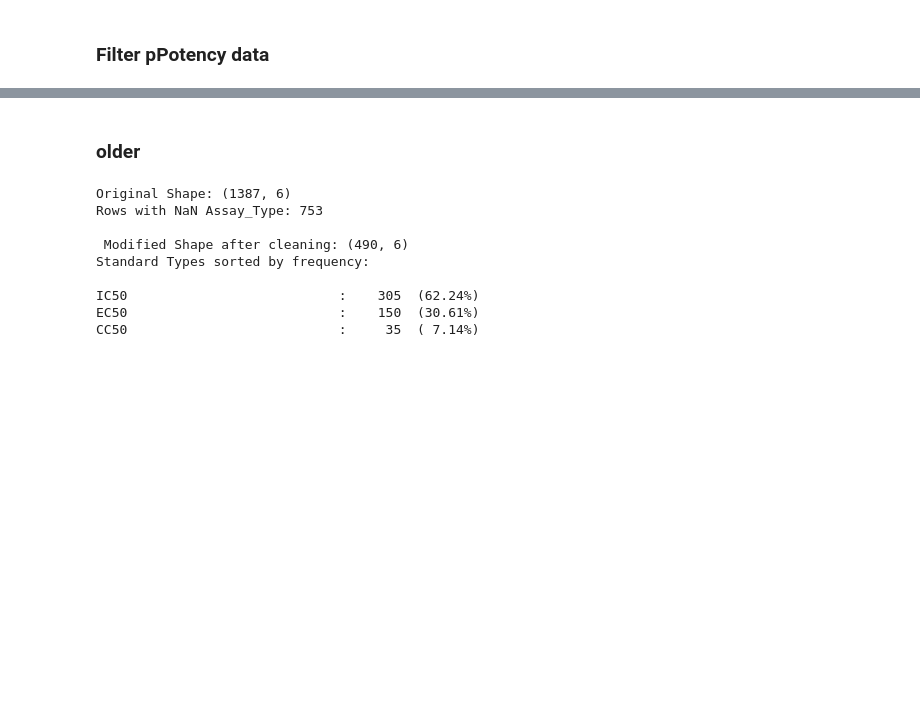
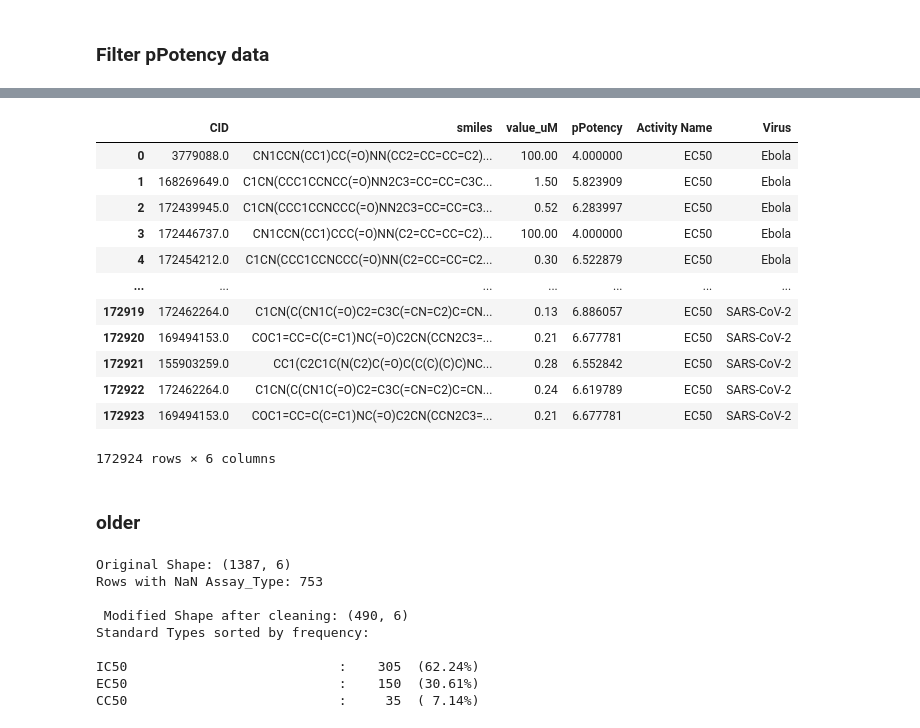
Before and after one commit to soumyadeepghosh35/DTRA_DrugDesign, a Jupyter notebook: DTRA_project_notebooks/Step1_chEMBL_virusData.ipynb, the cells around one changed output, grey strips where cells are left out. Saved outputs shown, nothing was run; the diff lists cells and outputs as text; code cells hidden in the pictures; blank space fills up the shorter version.

```diff
--- a/DTRA_project_notebooks/Step1_chEMBL_virusData.ipynb
+++ b/DTRA_project_notebooks/Step1_chEMBL_virusData.ipynb
@@ -1399,0 +1437,22 @@ Shape after cleaning 'pPotency' value: (173314, 8)
+# %%
+allVirus_pubchem_wSMILES = (
+    allVirus_pubchem_wSMILES
+    .loc[:, ["CID", "Activity Value [uM]", "Activity Name", "Virus", "pPotency", "smiles"]]
+    .rename(columns={"Activity Value [uM]": "value_uM"})
+    .loc[:, ["CID", "smiles", "value_uM", "pPotency", "Activity Name", "Virus"]]
+)
+allVirus_pubchem_wSMILES
+# %% [output]
+|  | CID | smiles | value_uM | pPotency | Activity Name | Virus |
+| 0 | 3779088.0 | CN1CCN(CC1)CC(=O)NN(CC2=CC=CC=C2)... | 100.00 | 4.000000 | EC50 | Ebola |
+| 1 | 168269649.0 | C1CN(CCC1CCNCC(=O)NN2C3=CC=CC=C3C... | 1.50 | 5.823909 | EC50 | Ebola |
+| 2 | 172439945.0 | C1CN(CCC1CCNCCC(=O)NN2C3=CC=CC=C3... | 0.52 | 6.283997 | EC50 | Ebola |
+| 3 | 172446737.0 | CN1CCN(CC1)CCC(=O)NN(C2=CC=CC=C2)... | 100.00 | 4.000000 | EC50 | Ebola |
+| 4 | 172454212.0 | C1CN(CCC1CCNCCC(=O)NN(C2=CC=CC=C2... | 0.30 | 6.522879 | EC50 | Ebola |
+| ... | ... | ... | ... | ... | ... | ... |
+| 172919 | 172462264.0 | C1CN(C(CN1C(=O)C2=C3C(=CN=C2)C=CN... | 0.13 | 6.886057 | EC50 | SARS-CoV-2 |
+| 172920 | 169494153.0 | COC1=CC=C(C=C1)NC(=O)C2CN(CCN2C3=... | 0.21 | 6.677781 | EC50 | SARS-CoV-2 |
+| 172921 | 155903259.0 | CC1(C2C1C(N(C2)C(=O)C(C(C)(C)C)NC... | 0.28 | 6.552842 | EC50 | SARS-CoV-2 |
+| 172922 | 172462264.0 | C1CN(C(CN1C(=O)C2=C3C(=CN=C2)C=CN... | 0.24 | 6.619789 | EC50 | SARS-CoV-2 |
+| 172923 | 169494153.0 | COC1=CC=C(C=C1)NC(=O)C2CN(CCN2C3=... | 0.21 | 6.677781 | EC50 | SARS-CoV-2 |
+172924 rows × 6 columns
```
Also changed, not shown: parts of 6 cells of this notebook.
